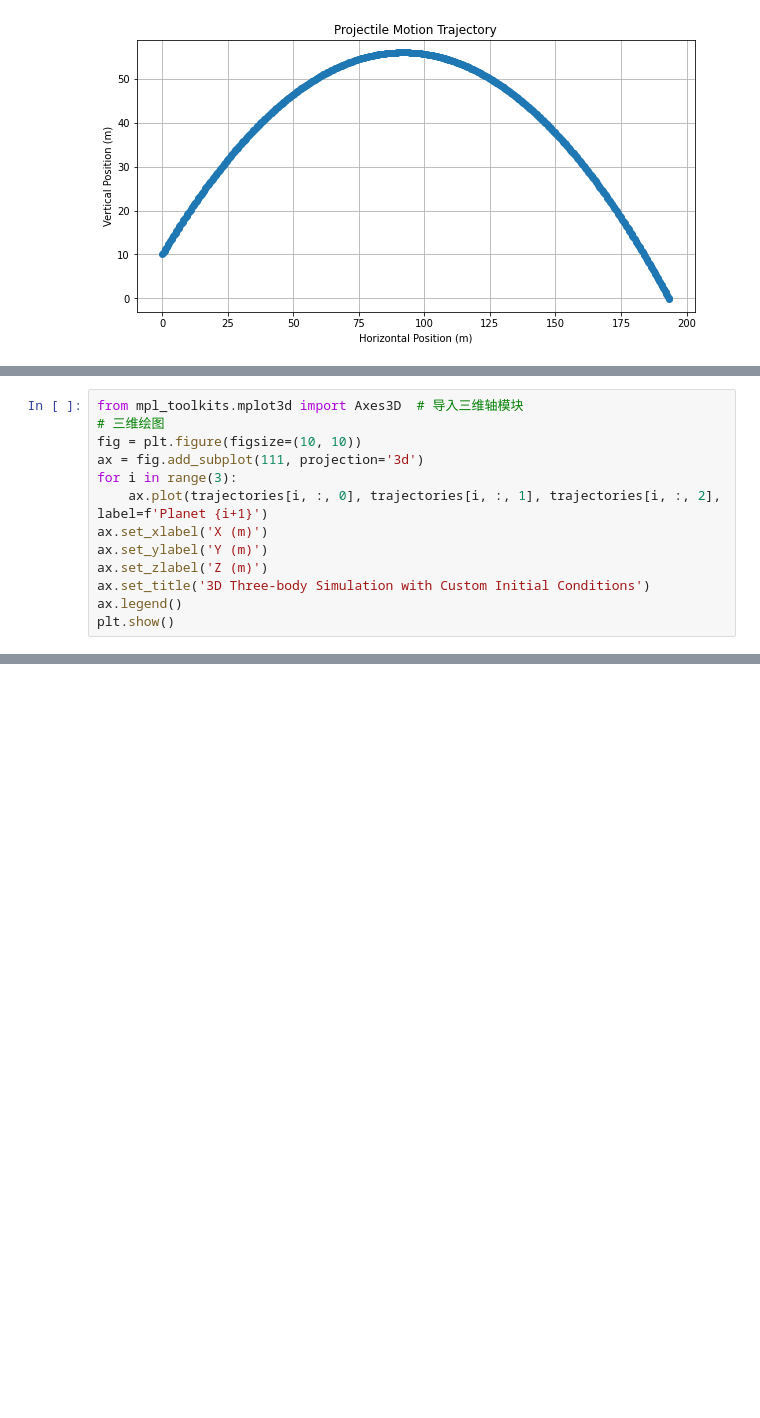
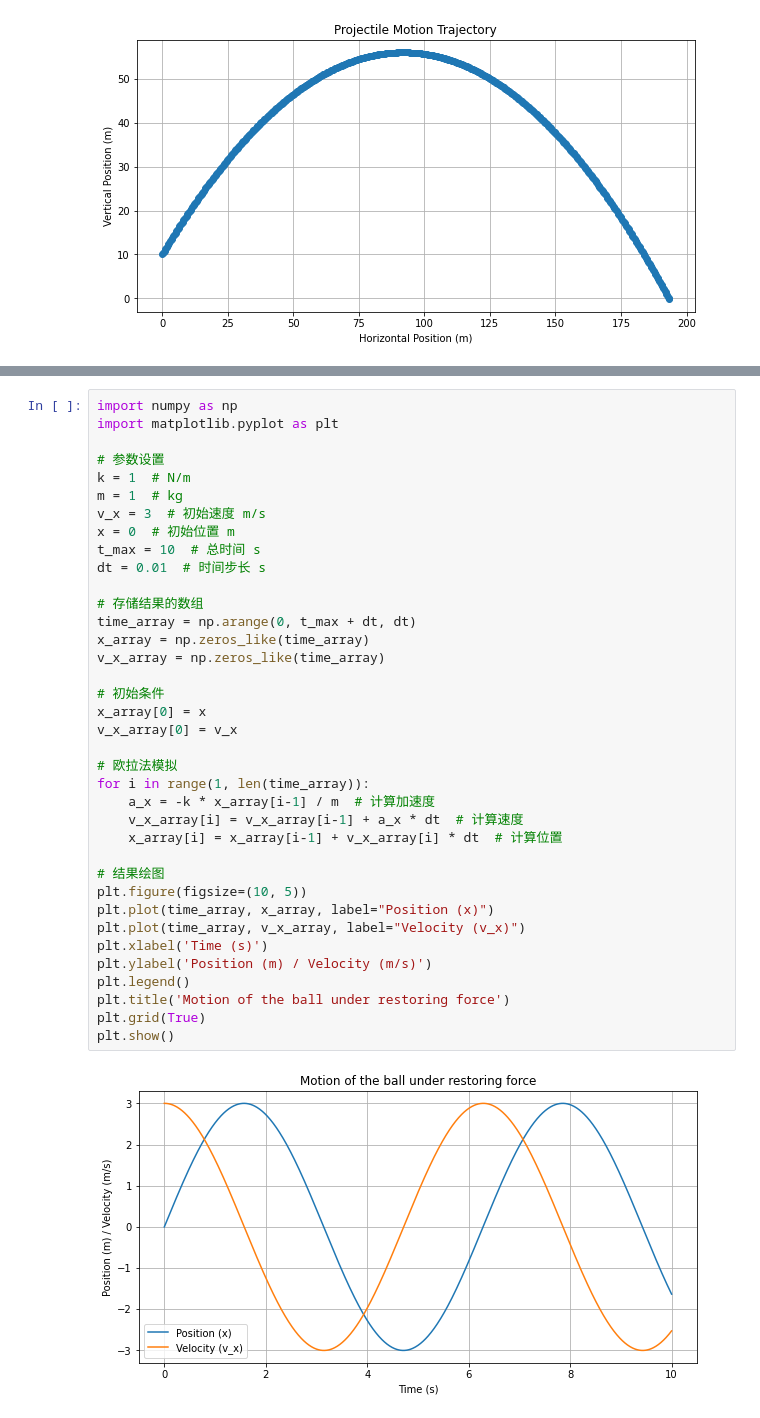
Before and after one commit to LC1332/Learn-Python-with-GPT, a Jupyter notebook: 2_Loop.ipynb, the cells around one changed output, grey strips where cells are left out. Saved outputs shown, nothing was run; the diff lists cells and outputs as text; blank space fills up the shorter version.

```diff
--- a/2_Loop.ipynb
+++ b/2_Loop.ipynb
@@ -134,13 +63,0 @@ for step in range(num_steps):
-# %%
-from mpl_toolkits.mplot3d import Axes3D  # 导入三维轴模块
-# 三维绘图
-fig = plt.figure(figsize=(10, 10))
-ax = fig.add_subplot(111, projection='3d')
-for i in range(3):
-    ax.plot(trajectories[i, :, 0], trajectories[i, :, 1], trajectories[i, :, 2], label=f'Planet {i+1}')
-ax.set_xlabel('X (m)')
-ax.set_ylabel('Y (m)')
-ax.set_zlabel('Z (m)')
-ax.set_title('3D Three-body Simulation with Custom Initial Conditions')
-ax.legend()
-plt.show()
@@ -148,0 +76,39 @@ plt.show()
+# %%
+import numpy as np
+import matplotlib.pyplot as plt
+
+# 参数设置
+k = 1  # N/m
+m = 1  # kg
+v_x = 3  # 初始速度 m/s
+x = 0  # 初始位置 m
+t_max = 10  # 总时间 s
+dt = 0.01  # 时间步长 s
+
+# 存储结果的数组
+time_array = np.arange(0, t_max + dt, dt)
+x_array = np.zeros_like(time_array)
+v_x_array = np.zeros_like(time_array)
+
+# 初始条件
+x_array[0] = x
+v_x_array[0] = v_x
+
+# 欧拉法模拟
+for i in range(1, len(time_array)):
+    a_x = -k * x_array[i-1] / m  # 计算加速度
+    v_x_array[i] = v_x_array[i-1] + a_x * dt  # 计算速度
+    x_array[i] = x_array[i-1] + v_x_array[i] * dt  # 计算位置
+
+# 结果绘图
+plt.figure(figsize=(10, 5))
+plt.plot(time_array, x_array, label="Position (x)")
+plt.plot(time_array, v_x_array, label="Velocity (v_x)")
+plt.xlabel('Time (s)')
+plt.ylabel('Position (m) / Velocity (m/s)')
+plt.legend()
+plt.title('Motion of the ball under restoring force')
+plt.grid(True)
+plt.show()
+# %% [output]
+[figure, added]
```
Also changed, not shown: parts of 16 cells of this notebook.
